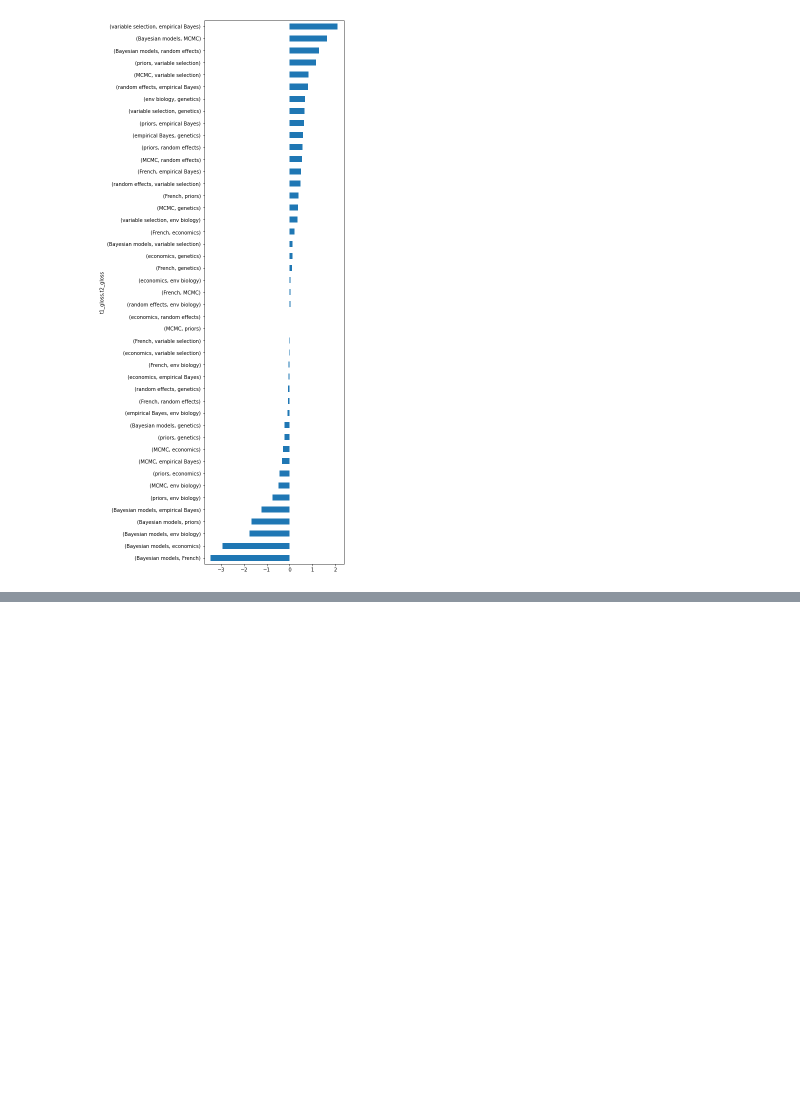
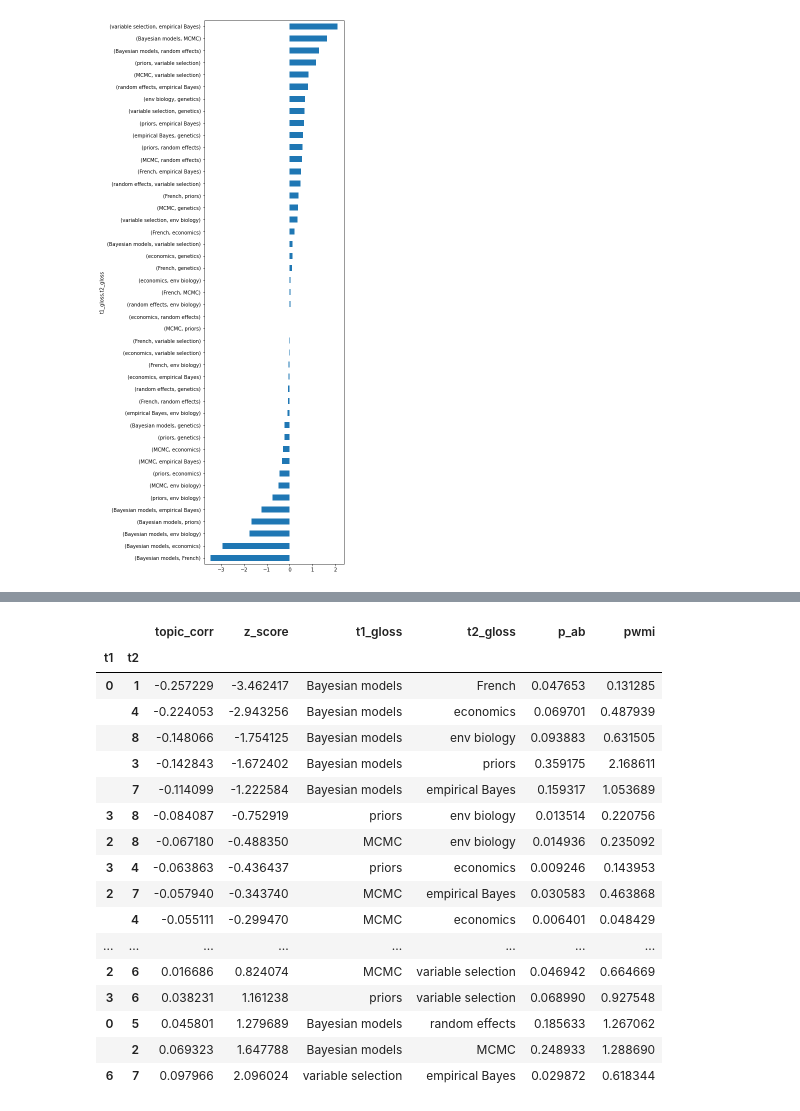
Before and after one commit to ontoligent/TAPI_Topic_Models, a Jupyter notebook: 04-TopicContiguity.ipynb, the cells around one changed output, grey strips where cells are left out. Cells and saved outputs as stored; diff of their text form; code cells hidden in the pictures; blank space fills up the shorter version.

```diff
--- a/04-TopicContiguity.ipynb
+++ b/04-TopicContiguity.ipynb
@@ -110,0 +191,21 @@ show_graph(.7)
+# %%
+topic_pairs.sort_values('z_score').style.background_gradient(cmap='YlGnBu')
+# %% [output]
+|  |  | topic_corr | z_score | t1_gloss | t2_gloss | p_ab | pwmi |
+| t1 | t2 |  |  |  |  |  |  |
+| 0 | 1 | -0.257229 | -3.462417 | Bayesian models | French | 0.047653 | 0.131285 |
+|  | 4 | -0.224053 | -2.943256 | Bayesian models | economics | 0.069701 | 0.487939 |
+|  | 8 | -0.148066 | -1.754125 | Bayesian models | env biology | 0.093883 | 0.631505 |
+|  | 3 | -0.142843 | -1.672402 | Bayesian models | priors | 0.359175 | 2.168611 |
+|  | 7 | -0.114099 | -1.222584 | Bayesian models | empirical Bayes | 0.159317 | 1.053689 |
+| 3 | 8 | -0.084087 | -0.752919 | priors | env biology | 0.013514 | 0.220756 |
+| 2 | 8 | -0.067180 | -0.488350 | MCMC | env biology | 0.014936 | 0.235092 |
+| 3 | 4 | -0.063863 | -0.436437 | priors | economics | 0.009246 | 0.143953 |
+| 2 | 7 | -0.057940 | -0.343740 | MCMC | empirical Bayes | 0.030583 | 0.463868 |
+|  | 4 | -0.055111 | -0.299470 | MCMC | economics | 0.006401 | 0.048429 |
+| ... | ... | ... | ... | ... | ... | ... | ... |
+| 2 | 6 | 0.016686 | 0.824074 | MCMC | variable selection | 0.046942 | 0.664669 |
+| 3 | 6 | 0.038231 | 1.161238 | priors | variable selection | 0.068990 | 0.927548 |
+| 0 | 5 | 0.045801 | 1.279689 | Bayesian models | random effects | 0.185633 | 1.267062 |
+|  | 2 | 0.069323 | 1.647788 | Bayesian models | MCMC | 0.248933 | 1.288690 |
+| 6 | 7 | 0.097966 | 2.096024 | variable selection | empirical Bayes | 0.029872 | 0.618344 |
```
Also changed, not shown: parts of 26 cells of this notebook, 2 other files.
